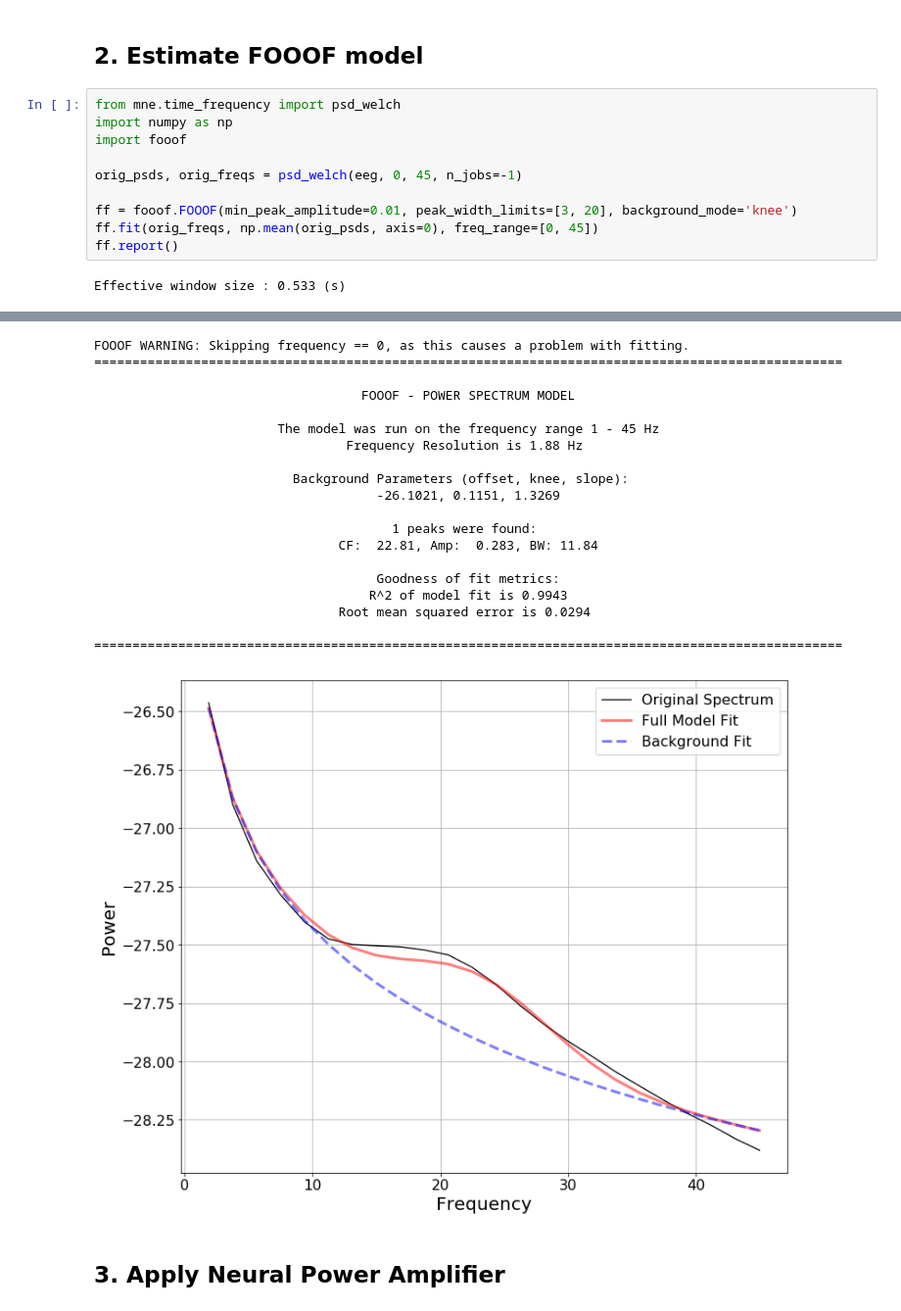
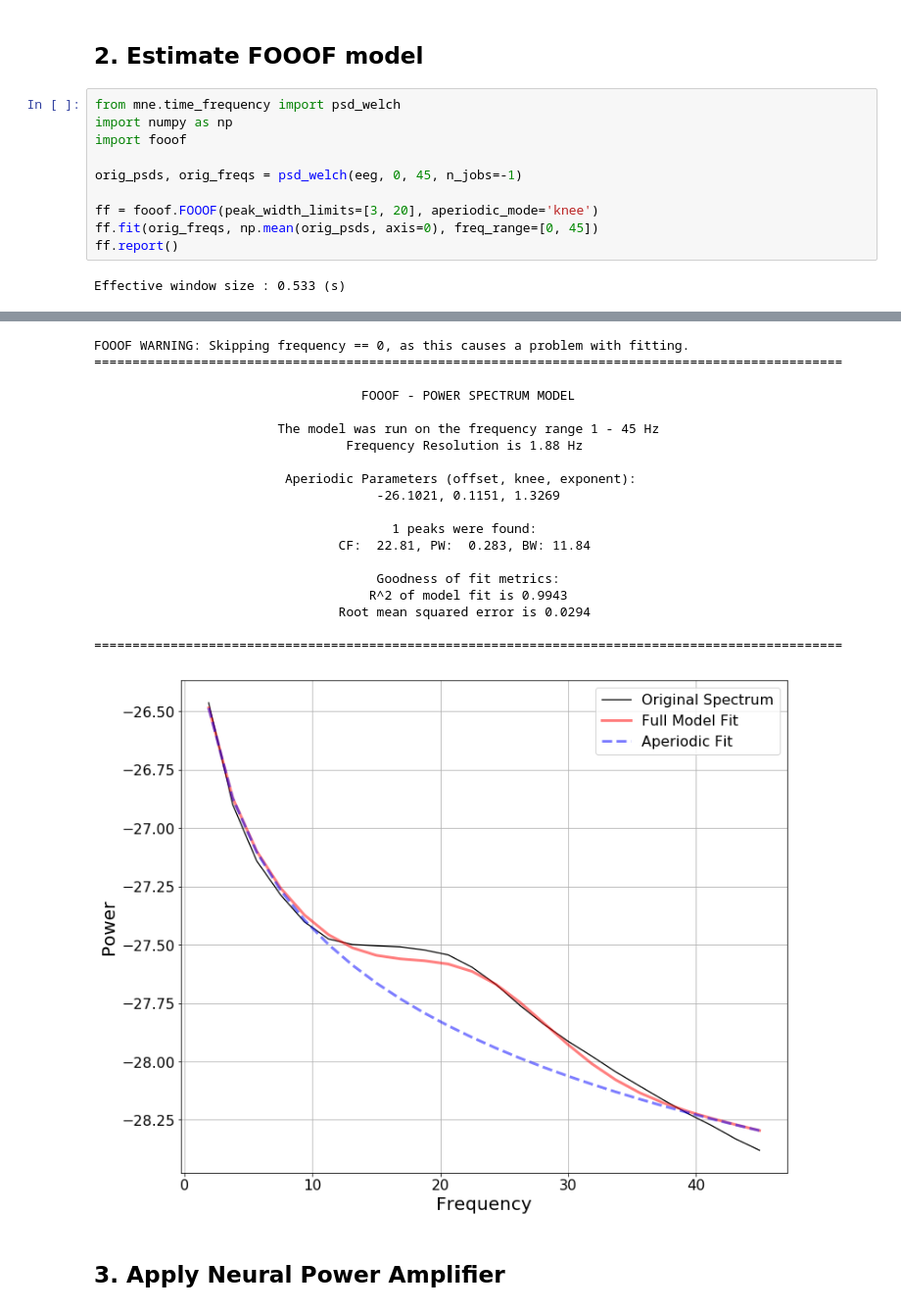
Before and after one commit to crocodoyle/npa, a Jupyter notebook: npa/NPA Example.ipynb, the cells around one changed output, grey strips where cells are left out. Shown at 98% size. Cells and saved outputs as stored; diff of their text form.

```diff
--- a/npa/NPA Example.ipynb
+++ b/npa/NPA Example.ipynb
@@ -41,7 +41,7 @@ import fooof
 
 orig_psds, orig_freqs = psd_welch(eeg, 0, 45, n_jobs=-1)
 
-ff = fooof.FOOOF(min_peak_amplitude=0.01, peak_width_limits=[3, 20], background_mode='knee')
+ff = fooof.FOOOF(peak_width_limits=[3, 20], aperiodic_mode='knee')
 ff.fit(orig_freqs, np.mean(orig_psds, axis=0), freq_range=[0, 45])
 ff.report()
 # %% [output]
@@ -53,23 +53,23 @@ Effective window size : 0.533 (s)
 FOOOF WARNING: Skipping frequency == 0, as this causes a problem with fitting.
 ==================================================================================================
 
                                    FOOOF - POWER SPECTRUM MODEL
 
                         The model was run on the frequency range 1 - 45 Hz
                                  Frequency Resolution is 1.88 Hz
 
-                          Background Parameters (offset, knee, slope):
+                         Aperiodic Parameters (offset, knee, exponent):
                                      -26.1021, 0.1151, 1.3269
 
                                        1 peaks were found:
-                                CF:  22.81, Amp:  0.283, BW: 11.84
+                                CF:  22.81, PW:  0.283, BW: 11.84
 
                                      Goodness of fit metrics:
                                     R^2 of model fit is 0.9943
                                 Root mean squared error is 0.0294
 
 ==================================================================================================
-[figure, old version]
+[figure, new version]
 # %% [markdown]
 ## 3. Apply Neural Power Amplifier
 # %%
```
Also changed, not shown: parts of 2 cells of this notebook, 2 other files.
